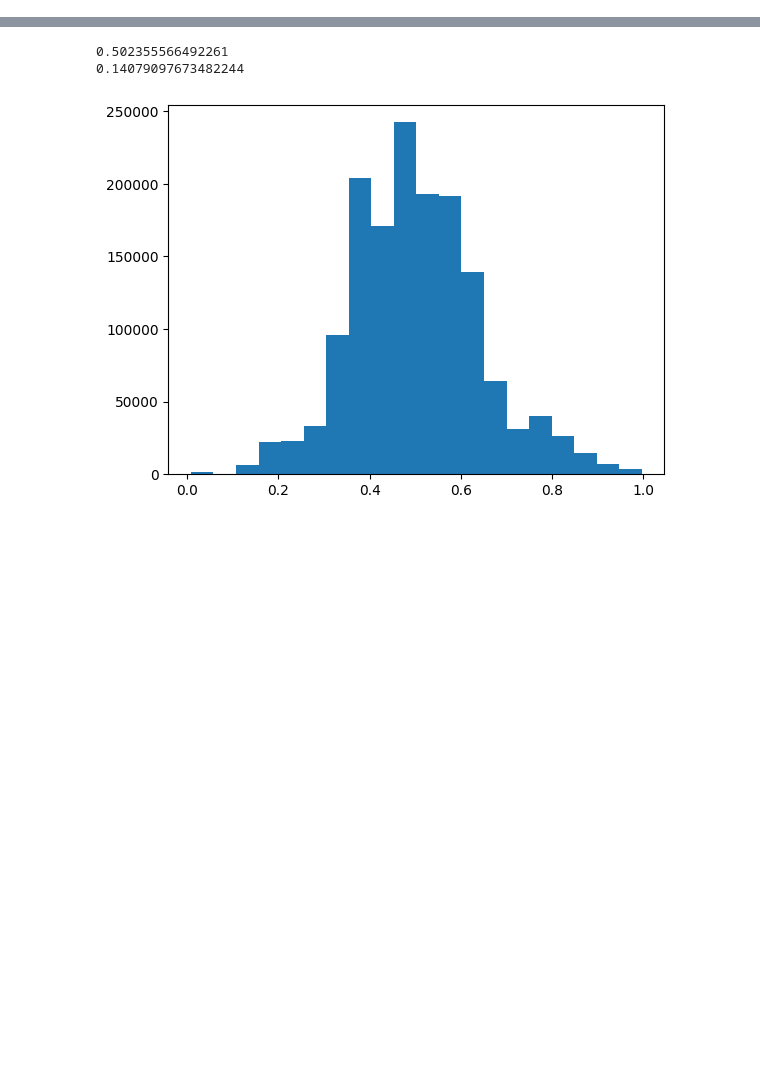
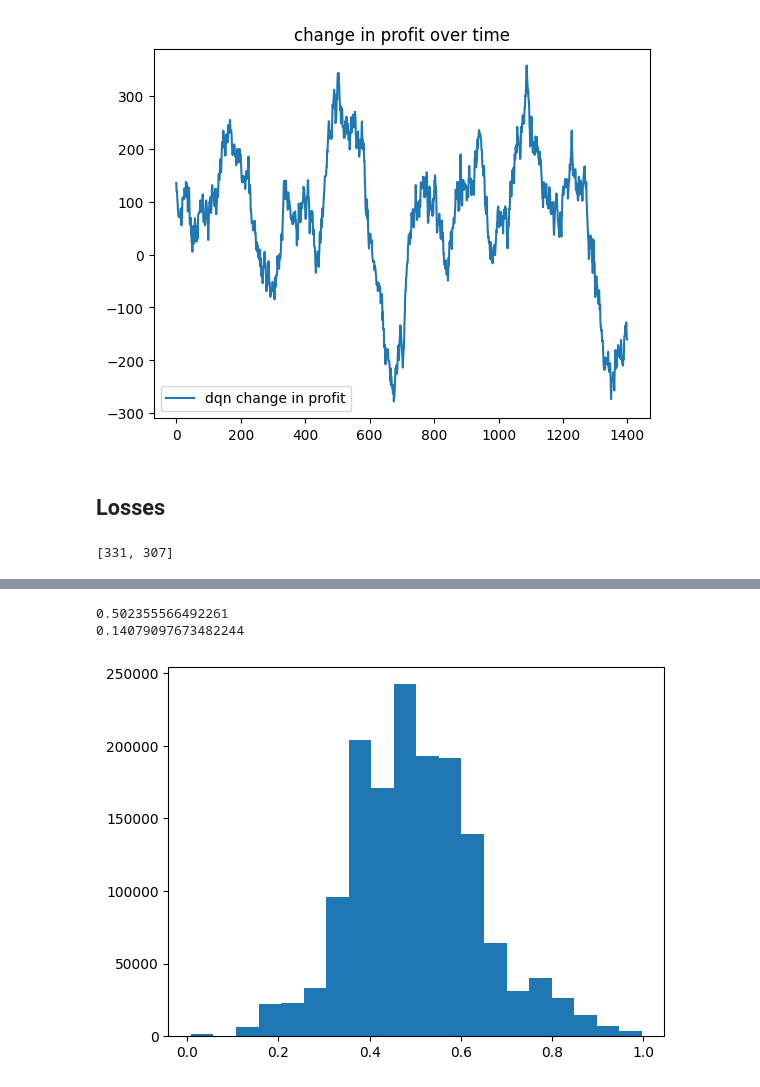
Before and after one commit to aidanholc/ReinforcementLearningFinalProject, a Jupyter notebook: environment.ipynb, the cells around one changed output, grey strips where cells are left out. Drawn from its saved outputs; the diff is of its cells as text; code cells hidden in the pictures; blank space fills up the shorter version.

```diff
--- a/environment.ipynb
+++ b/environment.ipynb
@@ -572,10 +347,10 @@ def single_agent_turn(agent, player_index, poker):
     data['done'] = output['done']
     return data
 
-agent_0_states = list()
-agent_1_states = list()
 ############################################################## LOGIC FOR HOW AN EPISODE WILL PLAY OUT
 def episode(agent_0, agent_1, poker):
+    agent_0_states = list()
+    agent_1_states = list()
     done = False
     poker.deal_hands()
     player_0_state = poker.get_state(0)
@@ -662,7 +437,7 @@ def episode(agent_0, agent_1, poker):
                           ,state_1['lh']
                           ,state_1['hand_state']]
     data_1['done'] = done
-    if agent_to_act != 1:
+    if agent_to_act != 1 and len(agent_1_states) != 0:
        agent_1_states.pop(-1)
     agent_1_states.append(data_1.copy())
     return agent_0_states, agent_1_states
@@ -801,0 +615,20 @@ poker.profits
+# %%
+def stat_derivative(stat, step_size):
+    change = list()
+    for i in range(len(stat[:-step_size])):
+        change.append((stat[i + step_size] - stat[i]) / step_size)
+    return change
+# %%
+change_in_profit = stat_derivative(agent_1_profits, 100)
+plt.plot(change_in_profit, label='dqn change in profit')
+plt.title('change in profit over time')
+plt.legend()
+plt.show()
+# %% [output]
+[figure, added]
+# %% [markdown]
+## Losses
+# %%
+poker.losses
+# %% [output]
+[331, 307]
```
Also changed, not shown: parts of 15 cells of this notebook, 1 other file.
